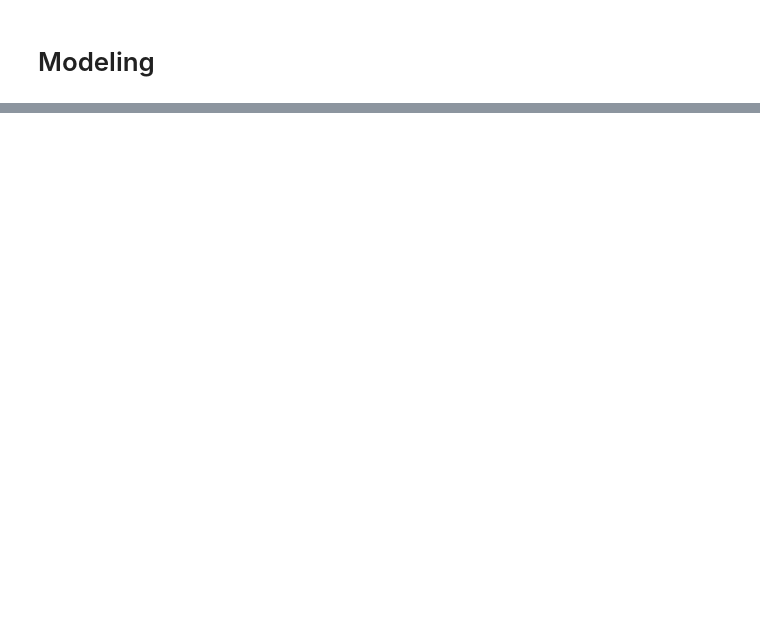
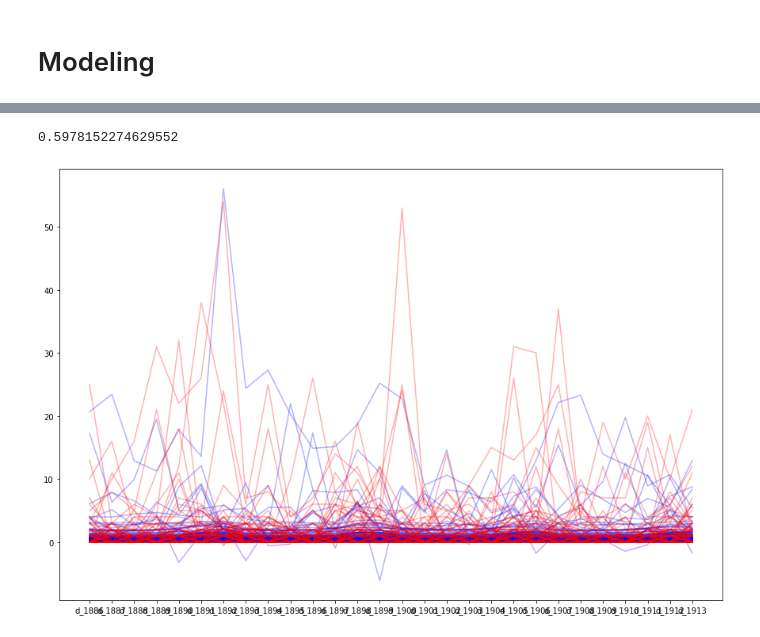
Before and after one commit to seohyunchoi123/Kaggle, a Jupyter notebook: 4. M5 Forecasting Accuracy/Modeling.ipynb, the cells around one changed output, grey strips where cells are left out. Cells and saved outputs as stored; diff of their text form; code cells hidden in the pictures; blank space fills up the shorter version.

```diff
--- a/4. M5 Forecasting Accuracy/Modeling.ipynb
+++ b/4. M5 Forecasting Accuracy/Modeling.ipynb
@@ -50,6 +59,5 @@ calender.drop(['weekday', 'd', 'event_name_1', 'event_type_1','event_name_2','ev
 # %%
-sell_price['key'] = sell_price['item_id'].astype(str) + '_' + sell_price['store_id'].astype(str)
-sell_price['key'] = sell_price['key'].astype('category')
+sell_price['key'] = sell_price['item_id'] + '_' + sell_price['store_id']
 sell_price.drop(['store_id', 'item_id'], axis=1, inplace=True)
 # %% [markdown]
 # Modeling
@@ -71,4 +79,8 @@ from sklearn.base import BaseEstimator, TransformerMixin, RegressorMixin, clone
 # %%
 if is_test:
     sales_train_val = sales_train_val.iloc[:,:100]
+# %%
+n_clusters = 1000
+km = KMeans(n_clusters = n_clusters, random_state = 42)
+cluster = km.fit_predict(sales_train_val)
 # %%
@@ -170,3 +167,13 @@ val_test_final /= n_iter
+# %%
+from collections import defaultdict
+result = defaultdict(list)
+my_val_result = np.hstack(my_val_result)
+for i, col in enumerate(np.hstack(cols_order)):
+    result[col]=my_val_result[i*28:(i+1)*28]
+
+my_val_result_final = []
+for i, col in enumerate(key):
+    my_val_result_final.append(result[col])
 # %%
 from typing import Union
 
@@ -268,14 +275,18 @@ class WRMSSEEvaluator(object):
 train_df =  pd.read_csv("/kaggle/input/m5-forecasting-accuracy/sales_train_validation.csv")
 train_fold_df = train_df.iloc[:, :-28]
 valid_fold_df = train_df.iloc[:, -28:]
-valid_preds = pd.DataFrame(my_val_final)
+valid_preds = pd.DataFrame(my_val_result_final)
 valid_preds.columns = valid_fold_df.columns
 
 evaluator = WRMSSEEvaluator(train_fold_df, valid_fold_df,
                             pd.read_csv("/kaggle/input/m5-forecasting-accuracy/calendar.csv"),
                             pd.read_csv("/kaggle/input/m5-forecasting-accuracy/sell_prices.csv"))
 evaluator.score(valid_preds)
+# %% [output]
+0.5978152274629552
 # %%
 plt.figure(figsize=(15,10))
-_ = plt.plot(valid_preds.T.iloc[:,np.random.choice(30490, 100, replace=False)], color='blue', alpha=0.3)
-_ = plt.plot(valid_fold_df.T.iloc[:,np.random.choice(30490, 100, replace=False)], color='red', alpha=0.3)
+_ = plt.plot(valid_preds.T.iloc[:,:100], color='blue', alpha=0.3)
+_ = plt.plot(valid_fold_df.T.iloc[:,:100], color='red', alpha=0.3)
+# %% [output]
+[figure, added]
```
Also changed, not shown: parts of 15 cells of this notebook.
